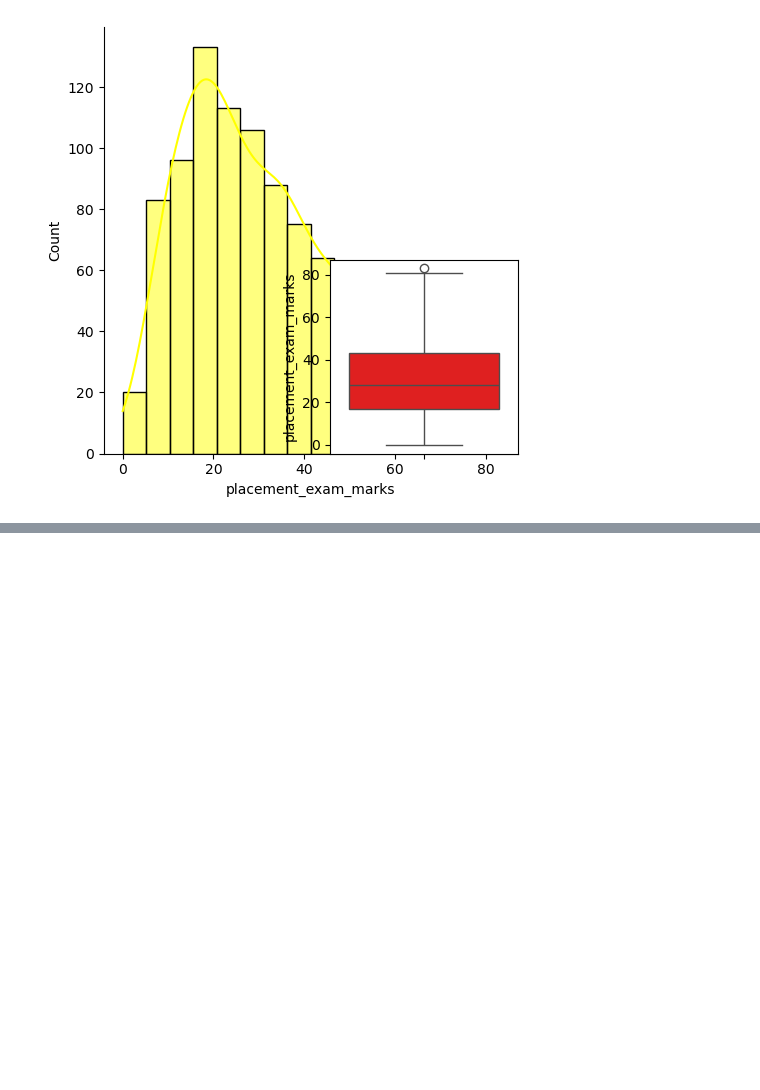
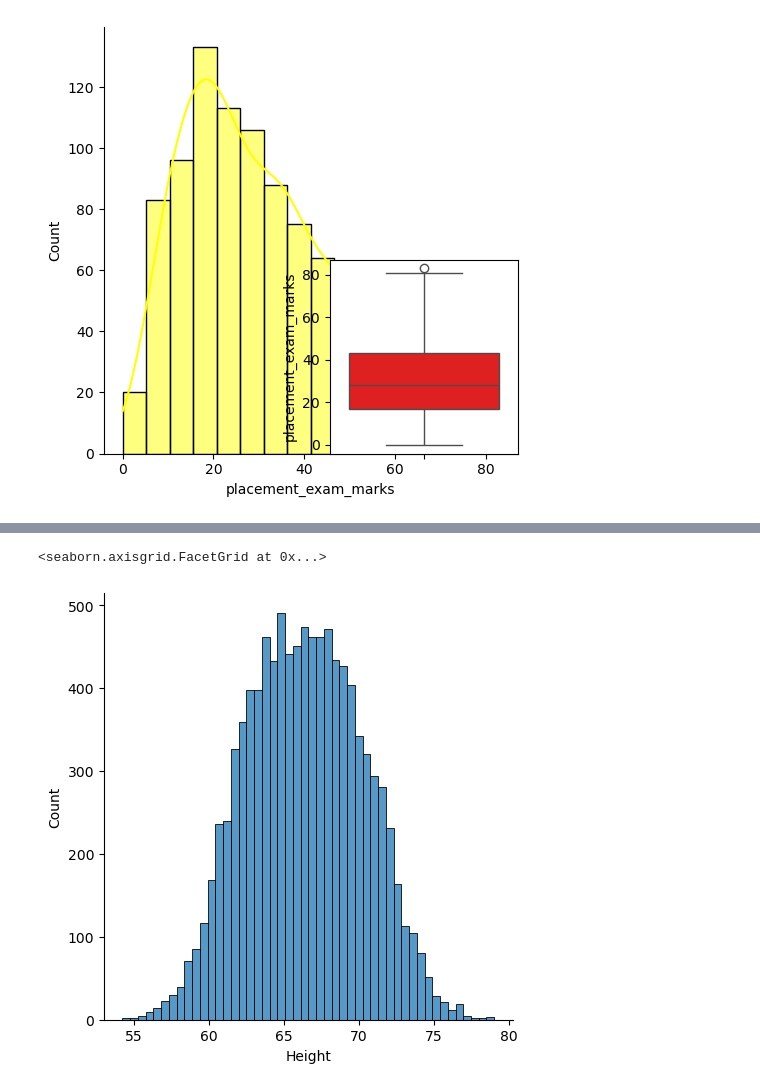
Before and after one commit to jhalucky/Machine-Learning-Things, a Jupyter notebook: feature_engineering/outliers.ipynb, the cells around one changed output, grey strips where cells are left out. Cells and saved outputs as stored; diff of their text form; code cells hidden in the pictures; blank space fills up the shorter version.

```diff
--- a/feature_engineering/outliers.ipynb
+++ b/feature_engineering/outliers.ipynb
@@ -142,0 +148,2 @@ sns.boxplot(new_df['placement_exam_marks'], color='red')
+# %%
+third_df = pd.read_csv('/home/lucky/Machine_Learning/datasets/weight-height.csv')
@@ -142,0 +171,5 @@ sns.boxplot(new_df['placement_exam_marks'], color='red')
+# %%
+sns.displot(third_df['Height'])
+# %% [output]
+<seaborn.axisgrid.FacetGrid at 0x...>
+[figure, added]
```
Also changed, not shown: parts of 13 cells of this notebook, 1 other file.
